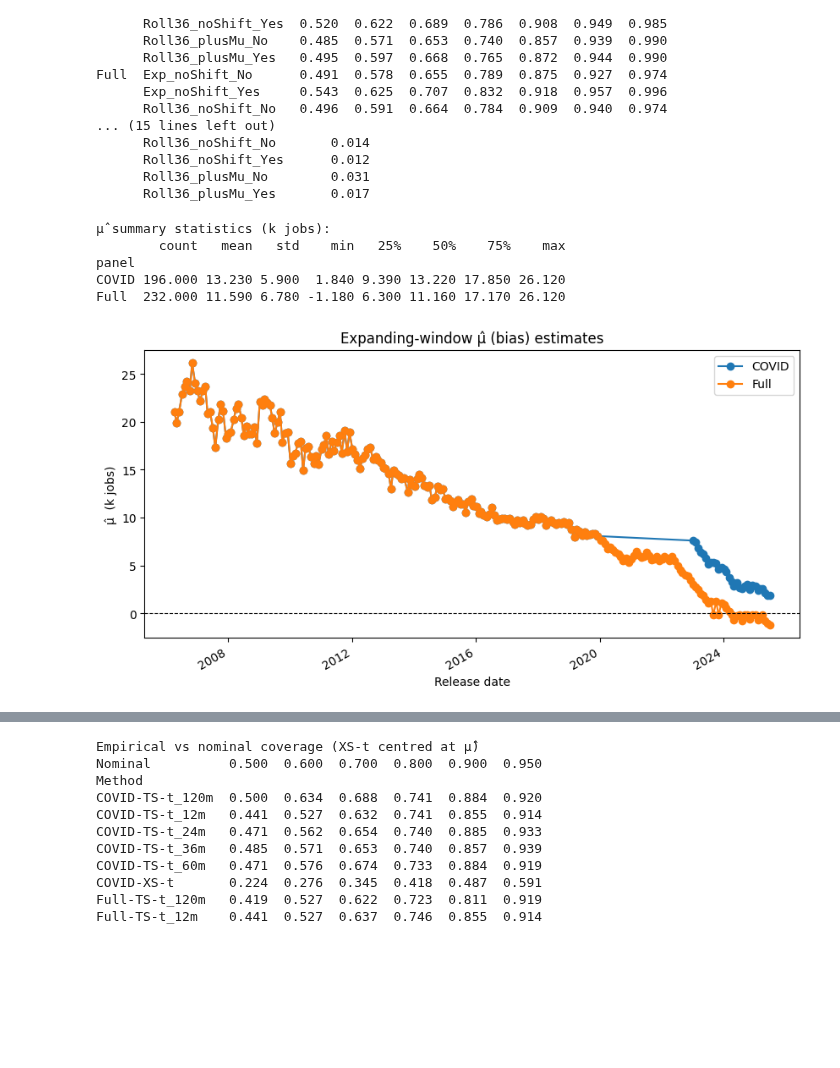
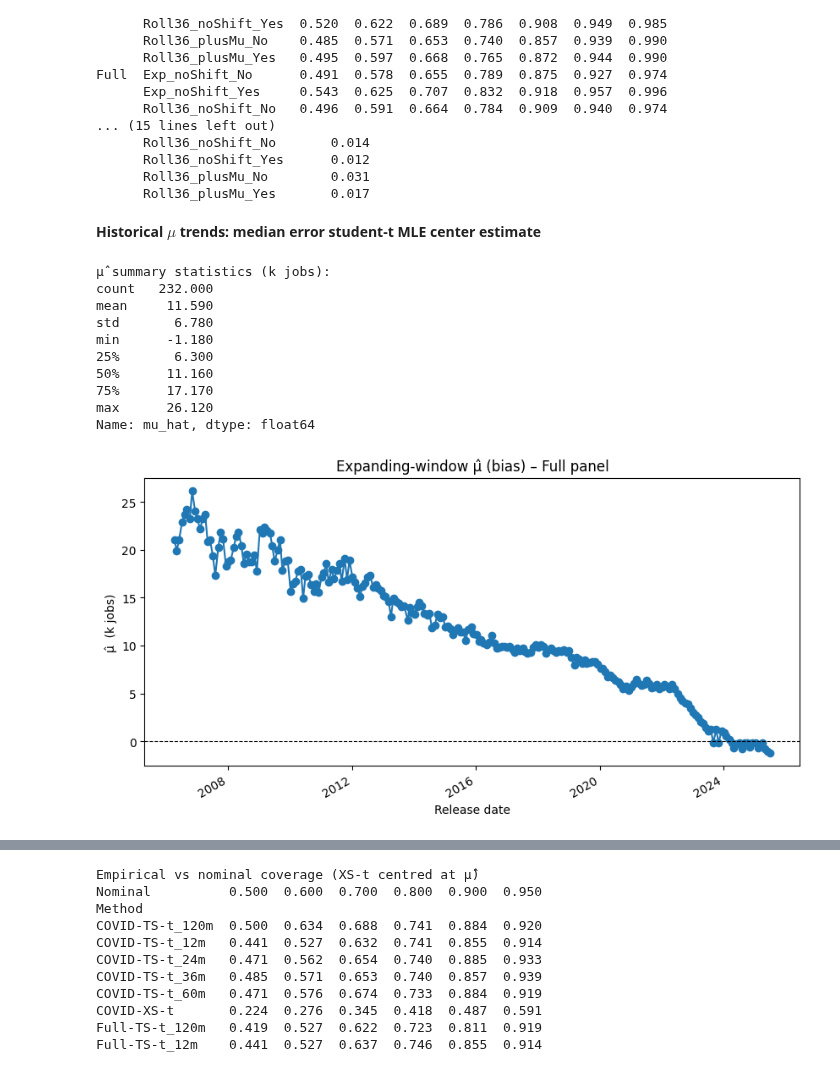
Before and after one commit to nicwjh/nfp-forecasting, a Jupyter notebook: notebooks/nfp_3_point.ipynb, the cells around one changed output, grey strips where cells are left out. Drawn from its saved outputs; the diff is of its cells as text; code cells hidden in the pictures; blank space fills up the shorter version.

Commit message:
Mu trends: median error student-t MLE fit

```diff
--- a/notebooks/nfp_3_point.ipynb
+++ b/notebooks/nfp_3_point.ipynb
@@ -1647,62 +1646,61 @@ Full  Exp_noShift_No      0.491  0.578  0.655  0.789  0.875  0.927  0.974
       Roll36_noShift_Yes      0.012
       Roll36_plusMu_No        0.031
       Roll36_plusMu_Yes       0.017
+# %% [markdown]
+**Historical $\mu$ trends: median error student-t MLE center estimate**
 # %%
 # -------------------------------------------------------------
-# μ̂ diagnostics only  •  expanding window Student-t
+# μ̂ diagnostics – Full panel • expanding-window Student-t
 # -------------------------------------------------------------
 import numpy as np, pandas as pd, scipy.stats as st, warnings
 from tqdm.auto import tqdm
 import matplotlib.pyplot as plt
 
 warnings.filterwarnings("ignore")
 np.seterr(all="ignore")
 
-MIN_TRAIN = 36                          # releases before first fit
-PANELS    = {"COVID": df, "Full": df_full}
+MIN_TRAIN = 36                     # releases before first fit
 
-mu_records = []                         # collect (panel, date, μ̂)
+# ---------- aggregate release-level series ----------
+per_rel = (df_full
+           .groupby("release_date")
+           .agg(median_fc=("median_forecast", "median"),
+                actual    =("actual",          "first"))
+           .reset_index()
+           .sort_values("release_date"))
+per_rel["err"] = per_rel["median_fc"] - per_rel["actual"]
+per_rel = per_rel.dropna(subset=["actual"]).reset_index(drop=True)
 
-for pname, panel in PANELS.items():
-    per_rel = (panel.groupby("release_date")
-                      .agg(median_fc=("median_forecast", "median"),
-                           actual    =("actual",          "first"))
-                      .reset_index()
-                      .sort_values("release_date"))
+# ---------- expanding-window μ̂ estimates ----------
+mu_rec = []
+for i in tqdm(range(MIN_TRAIN, len(per_rel)), desc="Full panel"):
+    _, mu_hat, _ = st.t.fit(per_rel.loc[:i-1, "err"].values)
+    mu_rec.append({"date": per_rel.at[i, "release_date"], "mu_hat": mu_hat})
 
-    per_rel["err"] = per_rel["median_fc"] - per_rel["actual"]
-    per_rel = per_rel[per_rel["actual"].notna()].reset_index(drop=True)
-
-    for i in tqdm(range(MIN_TRAIN, len(per_rel)),
-                  desc=f"{pname}: expanding fit", leave=False):
-        nu, mu_hat, _ = st.t.fit(per_rel.loc[:i-1, "err"].values)
-        mu_records.append({
-            "panel": pname,
-            "date" : per_rel.at[i, "release_date"],
-            "mu_hat": mu_hat
-        })
+mu_df = pd.DataFrame(mu_rec)
 
 # ---------- summary stats ----------
-mu_df = pd.DataFrame(mu_records)
 print("\nμ̂ summary statistics (k jobs):")
-print(mu_df.groupby("panel")["mu_hat"].describe().round(2))
+print(mu_df["mu_hat"].describe().round(2))
 
 # ---------- time-series plot ----------
 fig, ax = plt.subplots(figsize=(10, 5))
-for p, sub in mu_df.groupby("panel"):
-    ax.plot(sub["date"], sub["mu_hat"], marker='o', label=p)
-
+ax.plot(mu_df["date"], mu_df["mu_hat"], marker='o', color='tab:blue')
 ax.axhline(0, color='black', lw=0.8, ls='--')
-ax.set_title("Expanding-window μ̂ (bias) estimates")
+ax.set_title("Expanding-window μ̂ (bias) – Full panel")
 ax.set_xlabel("Release date")
 ax.set_ylabel("μ̂  (k jobs)")
-ax.legend()
 fig.autofmt_xdate()
 plt.show()
 # %% [output]
 μ̂ summary statistics (k jobs):
-        count   mean   std    min   25%    50%    75%    max
-panel
-COVID 196.000 13.230 5.900  1.840 9.390 13.220 17.850 26.120
-Full  232.000 11.590 6.780 -1.180 6.300 11.160 17.170 26.120
+count   232.000
+mean     11.590
+std       6.780
+min      -1.180
+25%       6.300
+50%      11.160
+75%      17.170
+max      26.120
+Name: mu_hat, dtype: float64
-[figure, old version]
+[figure, new version]
```
Also changed, not shown: parts of 6 cells of this notebook.
